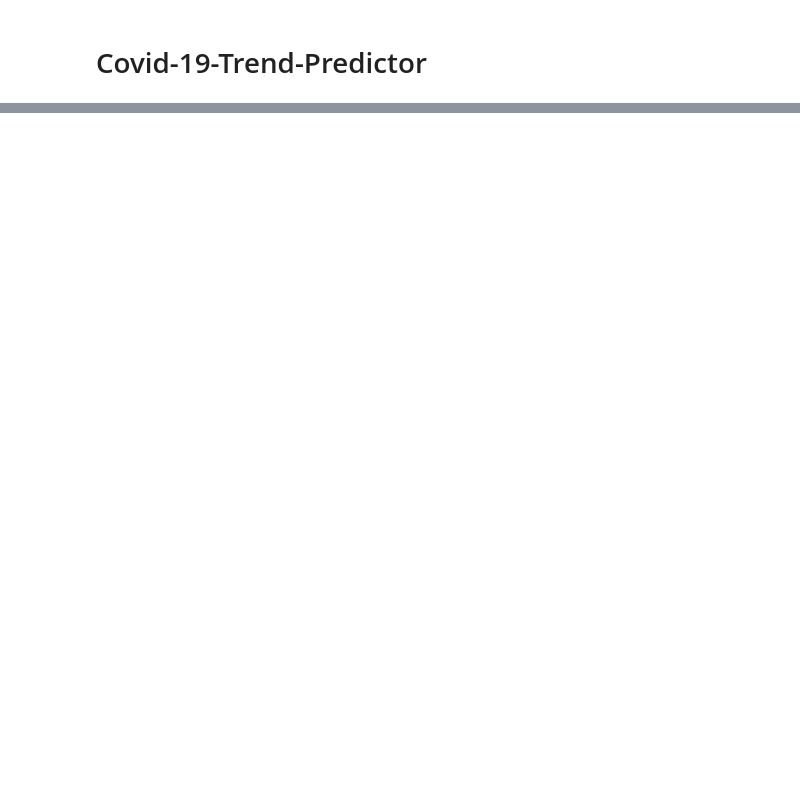
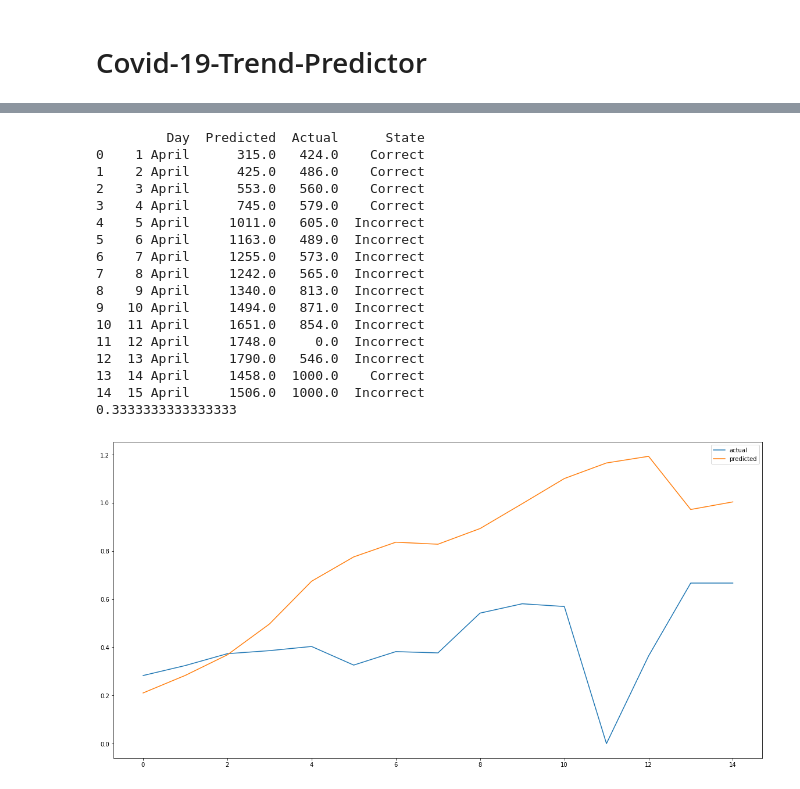
Before and after one commit to abdulsmapara/Covid-19-Trend-Predictor, a Jupyter notebook: src/covid-19-trend-predictor.ipynb, the cells around one changed output, grey strips where cells are left out. Cells and saved outputs as stored; diff of their text form; code cells hidden in the pictures; blank space fills up the shorter version.

```diff
--- a/src/covid-19-trend-predictor.ipynb
+++ b/src/covid-19-trend-predictor.ipynb
@@ -320,0 +415,50 @@ plt.show()
+# %%
+values = new_df_test.values
+test_x, test_y = values[:, :-1], values[:, -1]
+test_X = test_x.reshape((test_x.shape[0], 1, test_x.shape[1]))
+y_pred = model.predict(test_X, batch_size=batch_size)
+i = 0
+
+comparision_data = DataFrame()
+correct = 0
+total = 0
+for x,y,actual in zip(test_X, y_pred,test_y):
+    comparision_data.at[i,'Day']=str(i+1)+' April'
+    if y[0] < 0.0:
+        y[0] = 0.0
+    comparision_data.at[i,'Predicted'] = round(y[0]*1500)
+    comparision_data.at[i,'Actual'] = actual*1500
+    comparision_data.at[i,'State'] = 'Incorrect'
+    if is_correct(comparision_data.at[i,'Predicted'],comparision_data.at[i,'Actual']):
+        correct+=1
+        comparision_data.at[i,'State'] = 'Correct'
+    total+=1
+    i+=1
+
+print(comparision_data)
+print(correct/total)
+plt.figure(figsize=(20,10))
+#plt.plot(scaler.inverse_transform(scaled))
+plt.plot(test_y,label='actual')
+plt.plot(y_pred,label='predicted')
+plt.legend()
+plt.show()
+# %% [output]
+         Day  Predicted  Actual      State
+0    1 April      315.0   424.0    Correct
+1    2 April      425.0   486.0    Correct
+2    3 April      553.0   560.0    Correct
+3    4 April      745.0   579.0    Correct
+4    5 April     1011.0   605.0  Incorrect
+5    6 April     1163.0   489.0  Incorrect
+6    7 April     1255.0   573.0  Incorrect
+7    8 April     1242.0   565.0  Incorrect
+8    9 April     1340.0   813.0  Incorrect
+9   10 April     1494.0   871.0  Incorrect
+10  11 April     1651.0   854.0  Incorrect
+11  12 April     1748.0     0.0  Incorrect
+12  13 April     1790.0   546.0  Incorrect
+13  14 April     1458.0  1000.0    Correct
+14  15 April     1506.0  1000.0  Incorrect
+0.3333333333333333
+[figure, added]
```
Also changed, not shown: parts of 10 cells of this notebook, 2 other files.
